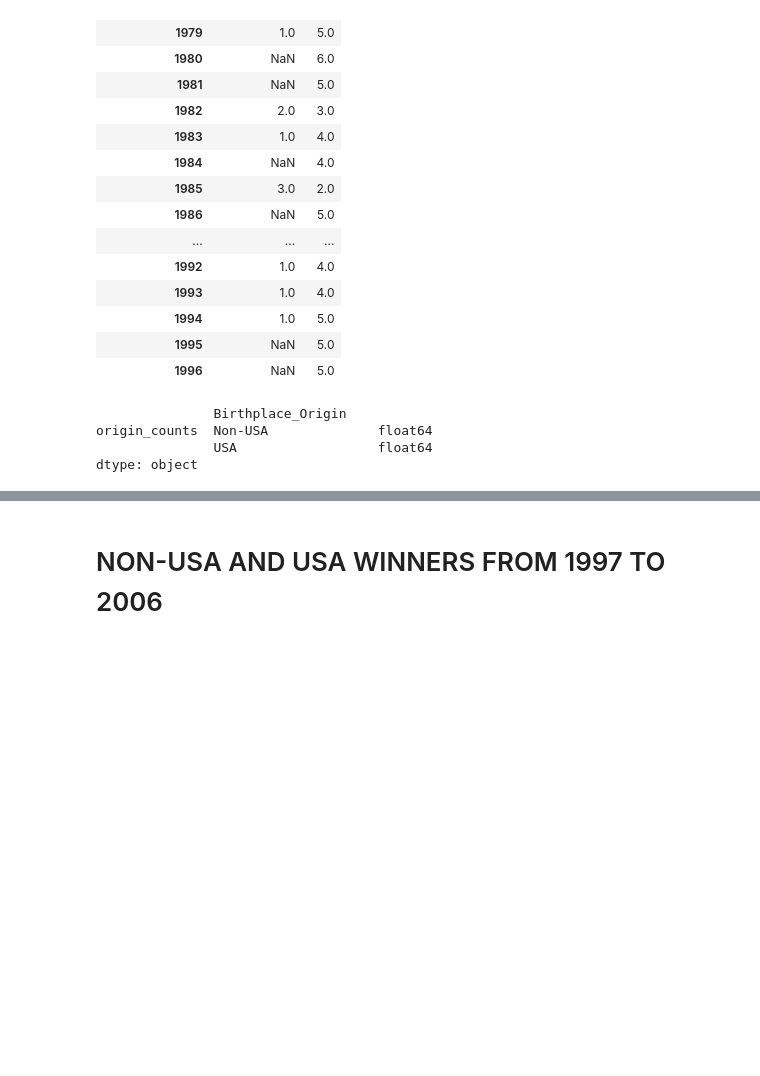
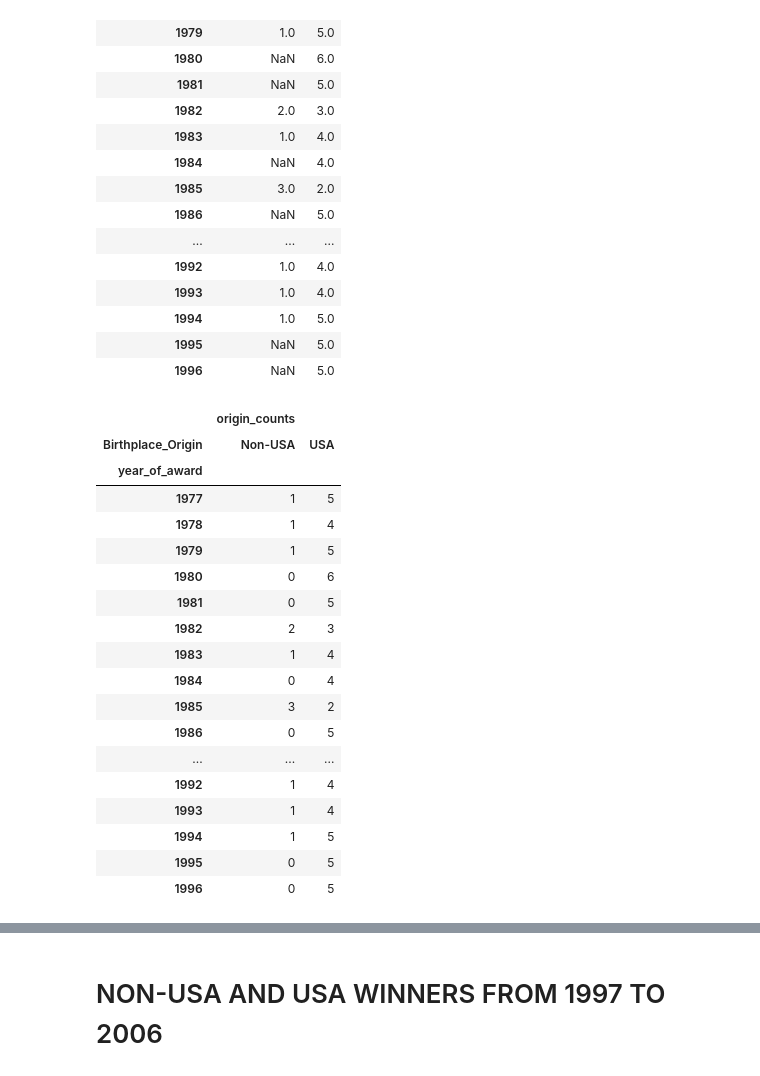
Before and after one commit to williamwall96/project_01, a Jupyter notebook: Oscars_Location_Final.ipynb, the cells around one changed output, grey strips where cells are left out. Cells and saved outputs as stored; diff of their text form; code cells hidden in the pictures; blank space fills up the shorter version.

```diff
--- a/Oscars_Location_Final.ipynb
+++ b/Oscars_Location_Final.ipynb
@@ -367,12 +378,29 @@ Oscars_df_pivot_edit
 # %%
 #Fill in the NAN data with 0
 Oscars_df_pivot_edit = Oscars_df_pivot_edit.fillna(0)
-Oscars_df_pivot_edit.dtypes
+Oscars_df_pivot_edit
+
+Oscars_df_pivot_edit.astype(int)
 # %% [output]
-               Birthplace_Origin
-origin_counts  Non-USA              float64
-               USA                  float64
-dtype: object
+|  | origin_counts |  |
+| Birthplace_Origin | Non-USA | USA |
+| year_of_award |  |  |
+| 1977 | 1 | 5 |
+| 1978 | 1 | 4 |
+| 1979 | 1 | 5 |
+| 1980 | 0 | 6 |
+| 1981 | 0 | 5 |
+| 1982 | 2 | 3 |
+| 1983 | 1 | 4 |
+| 1984 | 0 | 4 |
+| 1985 | 3 | 2 |
+| 1986 | 0 | 5 |
+| ... | ... | ... |
+| 1992 | 1 | 4 |
+| 1993 | 1 | 4 |
+| 1994 | 1 | 5 |
+| 1995 | 0 | 5 |
+| 1996 | 0 | 5 |
 # %%
 #Generate a Line Graph that includes the date of winners from 1977 to 1996 from USA and Non-USA
 Oscars_df_pivot_edit.plot()
```
Also changed, not shown: parts of 9 cells of this notebook.
